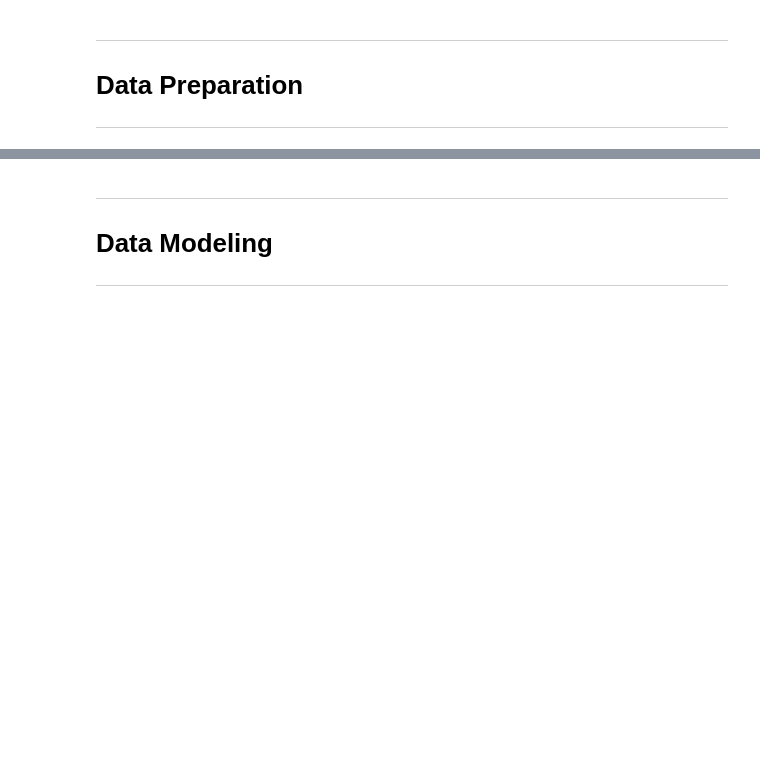
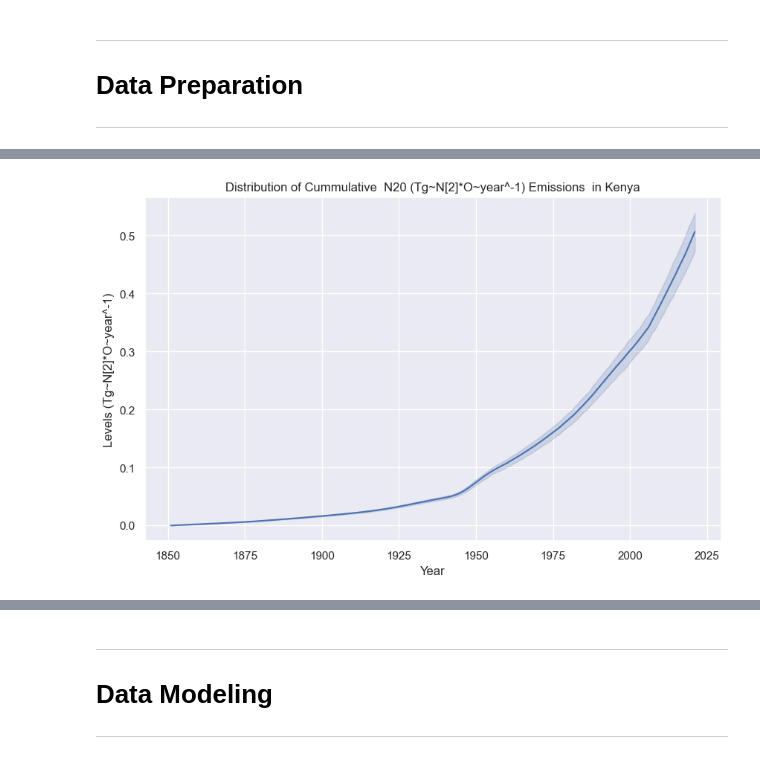
Before and after one commit to JosephRidge/linearmodels, a Jupyter notebook: app-JR.ipynb, the cells around one changed output, grey strips where cells are left out. Drawn from its saved outputs; the diff is of its cells as text; code cells hidden in the pictures; blank space fills up the shorter version.

```diff
--- a/app-JR.ipynb
+++ b/app-JR.ipynb
@@ -410,0 +481,4 @@ Name: count, dtype: float64
+# %%
+dv.plot_line_graph(df=n2o,x="Year",y="Data_cumulative_emissions",x_label="Year",y_label="Levels (Tg~N[2]*O~year^-1)",title='Distribution of Cummulative  N20 (Tg~N[2]*O~year^-1) Emissions  in Kenya')
+# %% [output]
+[figure, added]
```
Also changed, not shown: parts of 31 cells of this notebook, 3 other files.
